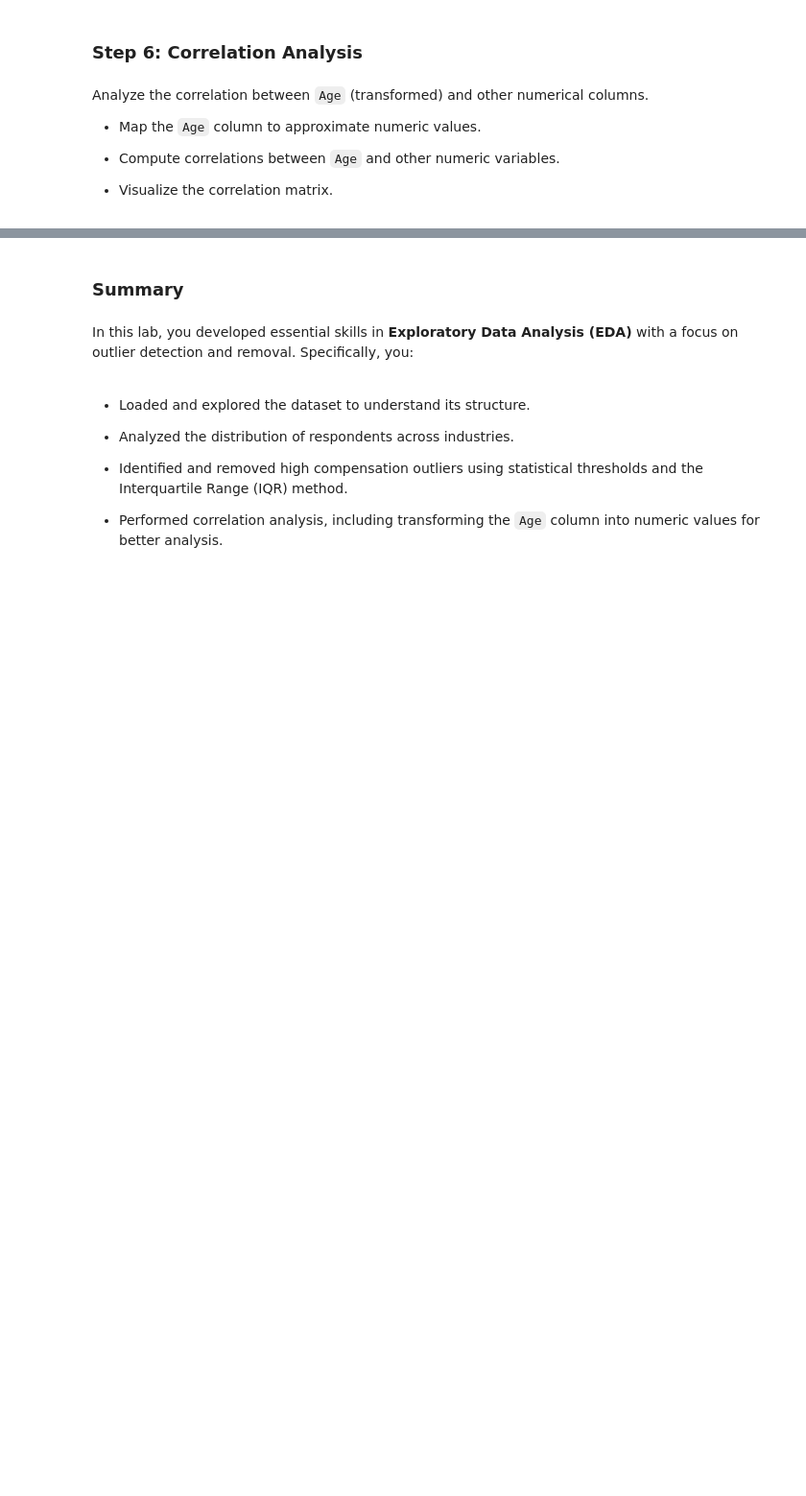
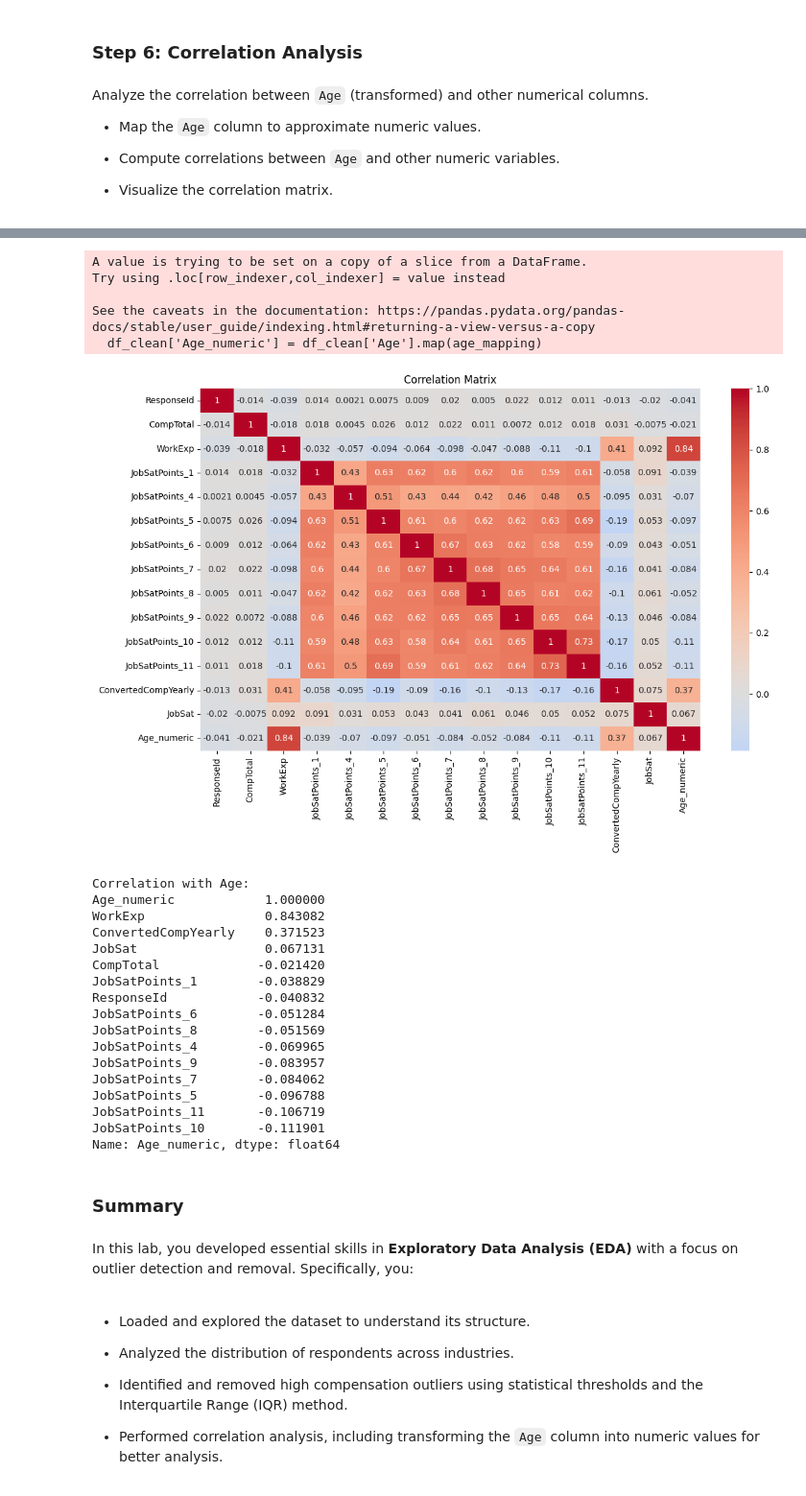
Before and after one commit to Seitaro1012/IBM_Data-Analyst_CapstoneProject, a Jupyter notebook: Task3/Lab 12 Finding Outliers.ipynb, the cells around one changed output, grey strips where cells are left out. Shown at 96% size. Saved outputs shown, nothing was run; the diff lists cells and outputs as text; code cells hidden in the pictures; blank space fills up the shorter version.

```diff
--- a/Task3/Lab 12 Finding Outliers.ipynb
+++ b/Task3/Lab 12 Finding Outliers.ipynb
@@ -128,0 +207,8 @@ Remove outliers from the dataset.
+# %%
+##Write your code here
+
+df_clean = df[(df['ConvertedCompYearly'] >= lower_bound) & (df['ConvertedCompYearly'] <= upper_bound)]
+
+print(f"Original dataset size: {len(df)}")
+print(f"Cleaned dataset size: {len(df_clean)}")
+print(f"Number of removed outliers: {len(df) - len(df_clean)}")
@@ -141,3 +237,53 @@ Analyze the correlation between `Age` (transformed) and other numerical columns.
+# %%
+##Write your code here
+
+age_mapping = {
+    'Under 18 years old': 17,
+    '18-24 years old': 21,
+    '25-34 years old': 30,
+    '35-44 years old': 40,
+    '45-54 years old': 50,
+    '55-64 years old': 60,
+    '65 years or older': 70
+}
+
+df_clean['Age_numeric'] = df_clean['Age'].map(age_mapping)
+
+numeric_columns = df_clean.select_dtypes(include=['int64', 'float64']).columns
+correlation_matrix = df_clean[numeric_columns].corr()
+
+plt.figure(figsize=(12, 8))
+sns.heatmap(correlation_matrix, annot=True, cmap='coolwarm', center=0)
+plt.title('Correlation Matrix')
+plt.tight_layout()
+plt.show()
+
+print("\nCorrelation with Age:")
+print(correlation_matrix['Age_numeric'].sort_values(ascending=False))
+# %% [output]
+A value is trying to be set on a copy of a slice from a DataFrame.
+Try using .loc[row_indexer,col_indexer] = value instead
+
+See the caveats in the documentation: https://pandas.pydata.org/pandas-docs/stable/user_guide/indexing.html#returning-a-view-versus-a-copy
+  df_clean['Age_numeric'] = df_clean['Age'].map(age_mapping)
+[figure, added]
+Correlation with Age:
+Age_numeric            1.000000
+WorkExp                0.843082
+ConvertedCompYearly    0.371523
+JobSat                 0.067131
+CompTotal             -0.021420
+JobSatPoints_1        -0.038829
+ResponseId            -0.040832
+JobSatPoints_6        -0.051284
+JobSatPoints_8        -0.051569
+JobSatPoints_4        -0.069965
+JobSatPoints_9        -0.083957
+JobSatPoints_7        -0.084062
+JobSatPoints_5        -0.096788
+JobSatPoints_11       -0.106719
+JobSatPoints_10       -0.111901
+Name: Age_numeric, dtype: float64
 # %% [markdown]
 <h3> Summary </h3>
 # %% [markdown]
```
Also changed, not shown: parts of 13 cells of this notebook.
